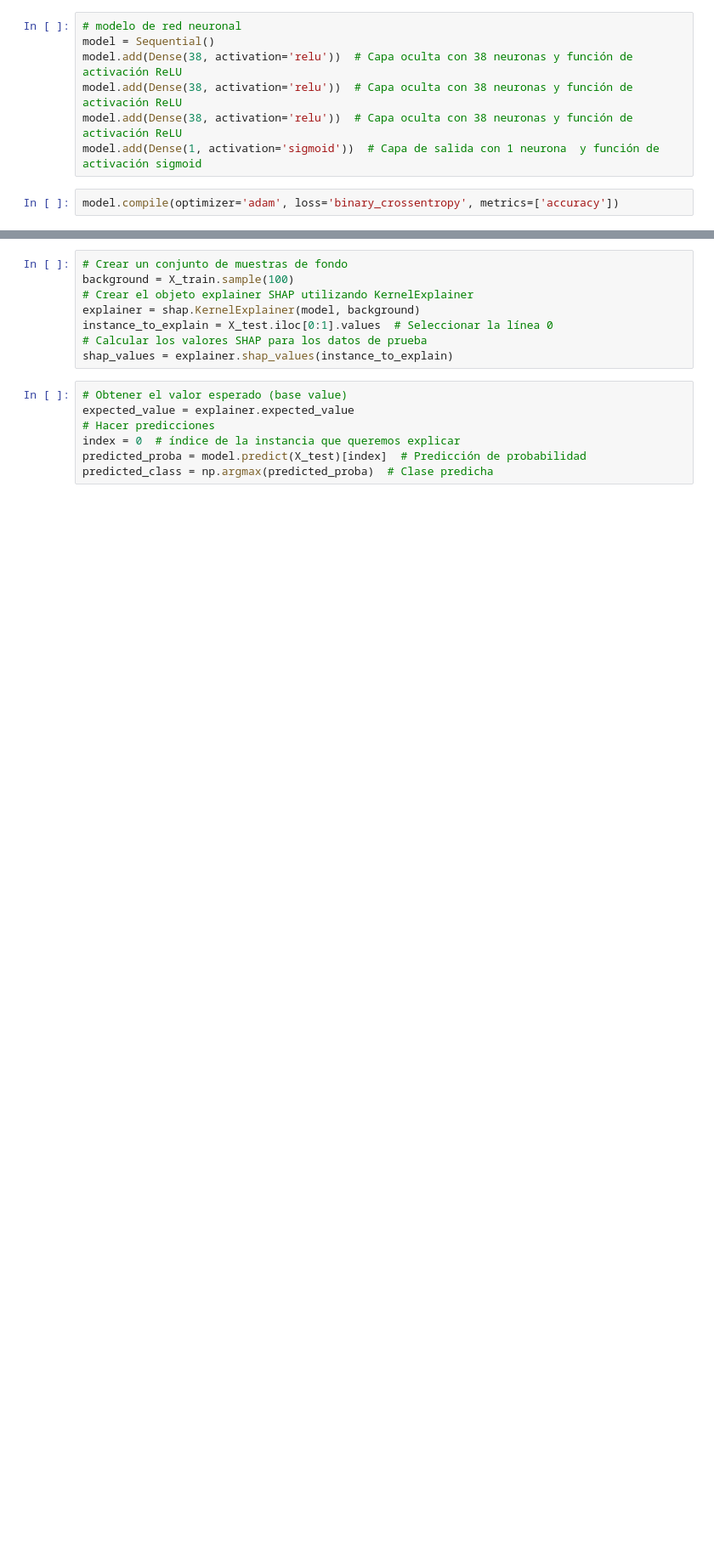
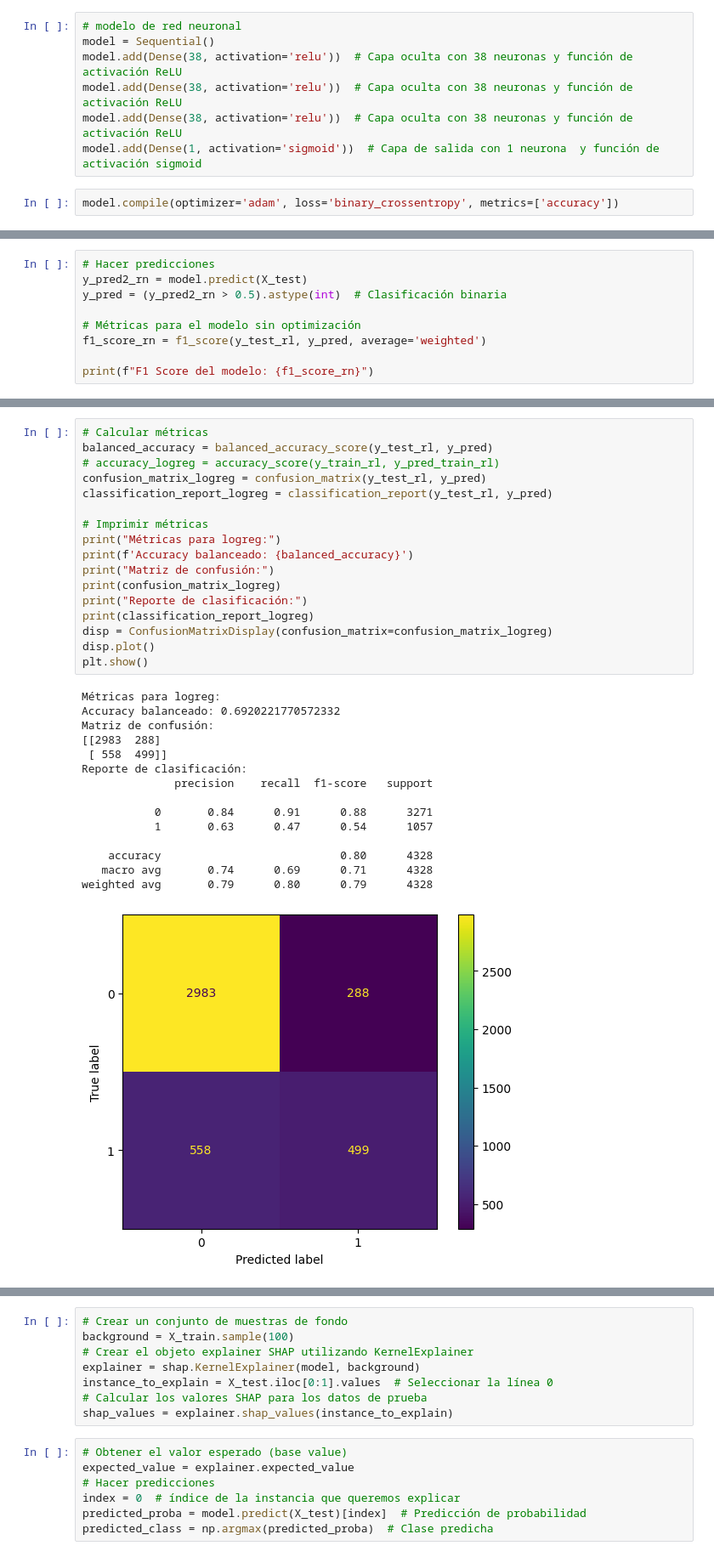
Before and after one commit to franciscoryb1/AA1-TUIA-RodriguezYBarros, a Jupyter notebook: TP-integrador-AA1.ipynb, the cells around one changed output, grey strips where cells are left out. Shown at 85% size. Cells and saved outputs as stored; diff of their text form; blank space fills up the shorter version.

```diff
--- a/TP-integrador-AA1.ipynb
+++ b/TP-integrador-AA1.ipynb
@@ -2718,0 +2744,9 @@ Variando las epocas a 200, obtengo un valor de accuracy aun mayor, 0.9411.
+# %%
+# Hacer predicciones
+y_pred2_rn = model.predict(X_test)
+y_pred = (y_pred2_rn > 0.5).astype(int)  # Clasificación binaria
+
+# Métricas para el modelo sin optimización
+f1_score_rn = f1_score(y_test_rl, y_pred, average='weighted')
+
+print(f"F1 Score del modelo: {f1_score_rn}")
@@ -2718,0 +2756,33 @@ Variando las epocas a 200, obtengo un valor de accuracy aun mayor, 0.9411.
+# %%
+# Calcular métricas
+balanced_accuracy = balanced_accuracy_score(y_test_rl, y_pred)
+# accuracy_logreg = accuracy_score(y_train_rl, y_pred_train_rl)
+confusion_matrix_logreg = confusion_matrix(y_test_rl, y_pred)
+classification_report_logreg = classification_report(y_test_rl, y_pred)
+
+# Imprimir métricas
+print("Métricas para logreg:")
+print(f'Accuracy balanceado: {balanced_accuracy}')
+print("Matriz de confusión:")
+print(confusion_matrix_logreg)
+print("Reporte de clasificación:")
+print(classification_report_logreg)
+disp = ConfusionMatrixDisplay(confusion_matrix=confusion_matrix_logreg)
+disp.plot()
+plt.show()
+# %% [output]
+Métricas para logreg:
+Accuracy balanceado: 0.6920221770572332
+Matriz de confusión:
+[[2983  288]
+ [ 558  499]]
+Reporte de clasificación:
+              precision    recall  f1-score   support
+
+           0       0.84      0.91      0.88      3271
+           1       0.63      0.47      0.54      1057
+
+    accuracy                           0.80      4328
+   macro avg       0.74      0.69      0.71      4328
+weighted avg       0.79      0.80      0.79      4328
+[figure, added]
```
Also changed, not shown: parts of 40 cells of this notebook, 2 other files.
